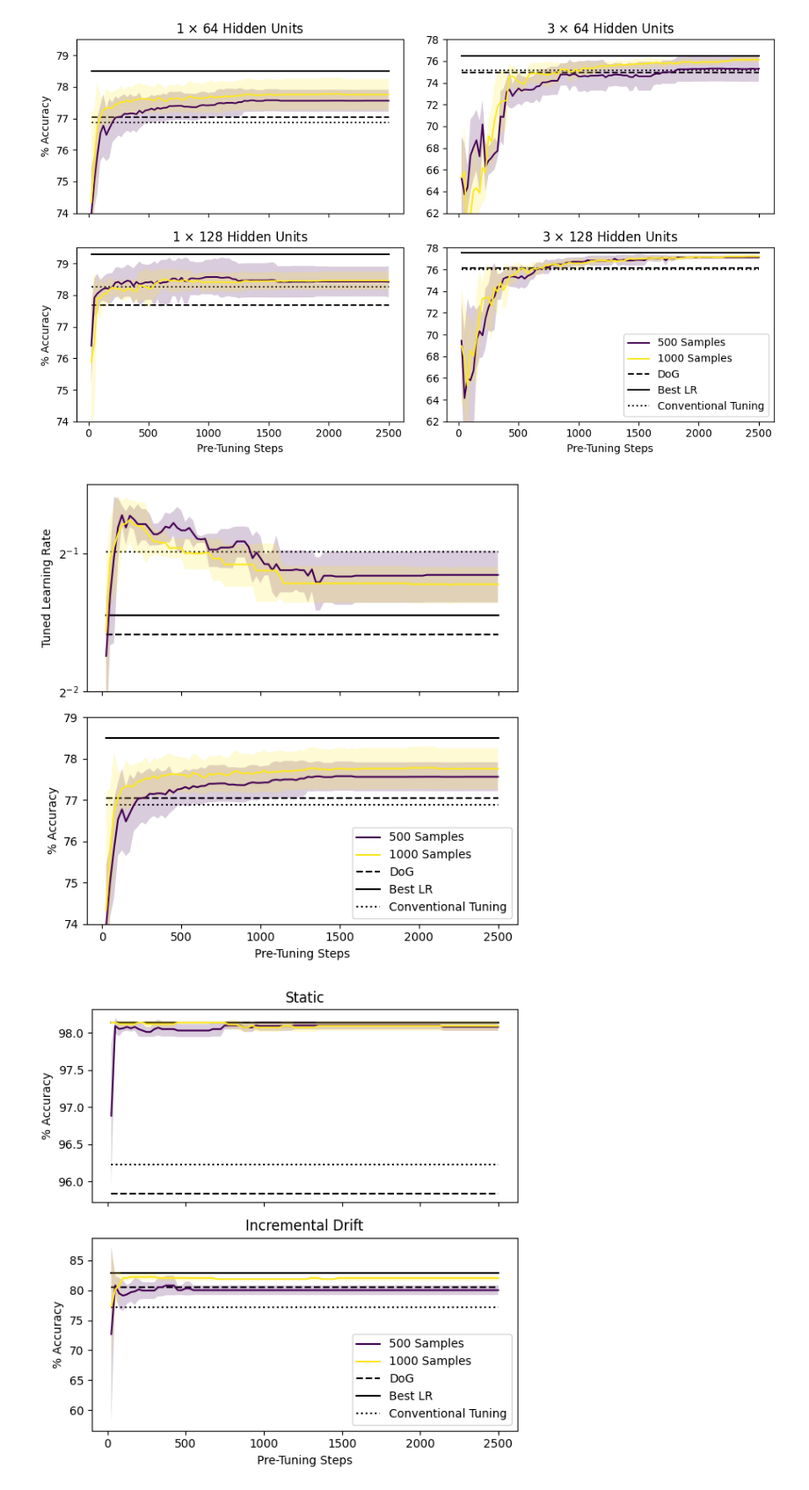
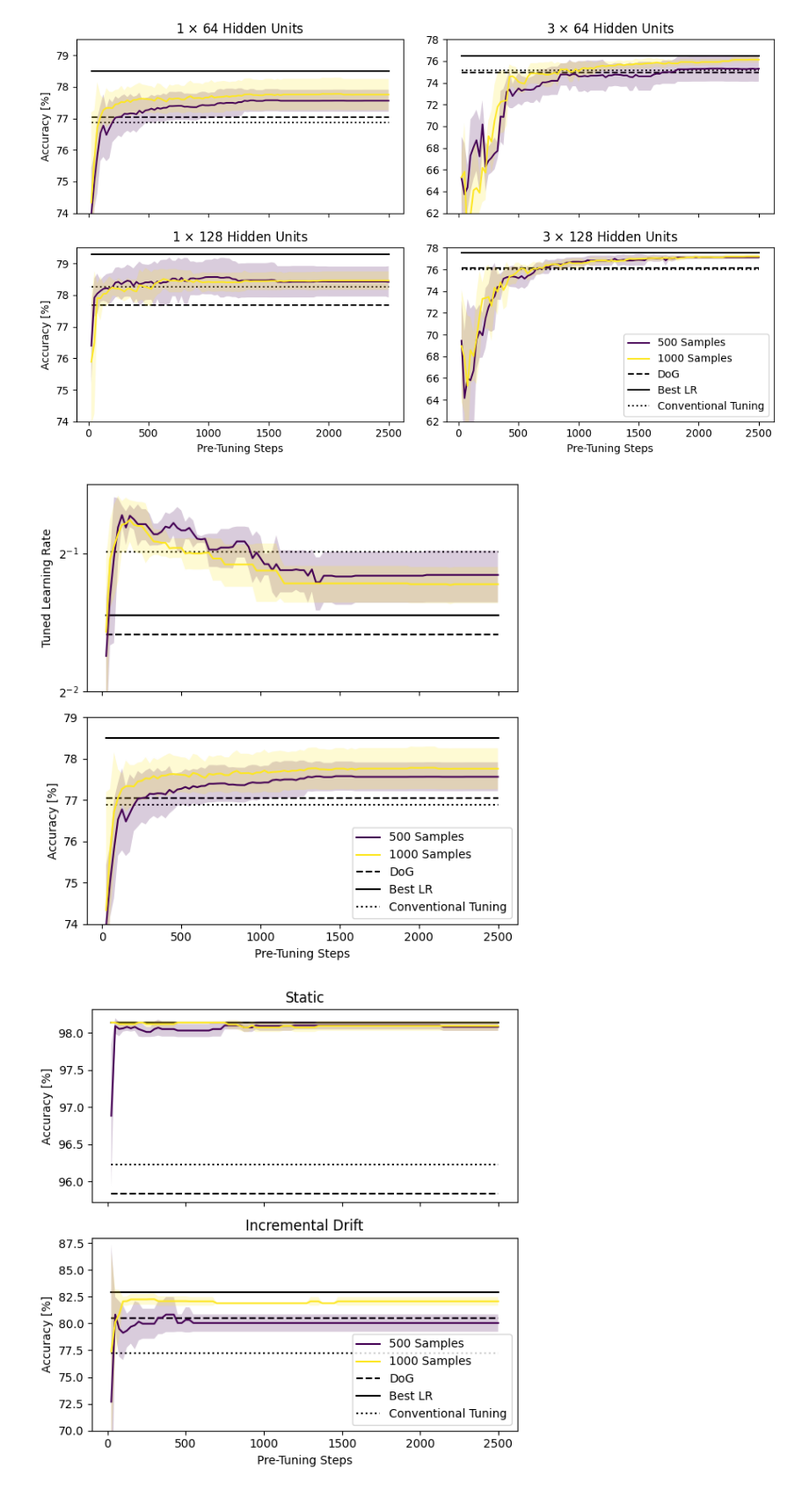
Before and after one commit to lucasczz/OLRONN, a Jupyter notebook: notebooks/pretune.ipynb, the cells around one changed output. Shown: that part at 88% size. Saved outputs shown, nothing was run; the diff lists cells and outputs as text; code cells hidden in the pictures.

```diff
--- a/notebooks/pretune.ipynb
+++ b/notebooks/pretune.ipynb
@@ -296,7 +299,7 @@ make_pretuning_plots(dfp, axs[0], var_y="base_lr")
 make_pretuning_plots(dfp, axs[1], var_y="accuracy")
 axs[0].set_yscale("log", base=2)
 axs[1].set_xlabel("Pre-Tuning Steps")
-axs[1].set_ylabel("% Accuracy")
+axs[1].set_ylabel("Accuracy [%]")
 axs[0].set_ylabel("Tuned Learning Rate")
 axs[1].legend(loc="lower right")
 axs[0].set_ylim([2**-2, 2**-0.5])
@@ -305,24 +308,25 @@ axs[1].set_ylim([74, 79])
 plt.tight_layout()
 plt.savefig("../pub/figures/pretune_1x64_acc_lr_exp_schedule.pdf")
 # %% [output]
-[figure, old version]
+[figure, new version]
 # %%
 dfp = scores[
     (scores["n_hidden_layers"] == 1)
     & (scores["n_hidden_units"] == 64)
     & (scores["schedule"] == "Exp")
     & (scores['drift_confidence'] == 0)
 ]
 fig, axs = plt.subplots(nrows=2, figsize=(6, 6), sharex=True, sharey=False)
 make_pretuning_plots(dfp[dfp["dataset"] == "RBF static"], axs[0])
 make_pretuning_plots(dfp[dfp["dataset"] == "RBF incr."], axs[1])
 axs[1].legend(loc=("lower right"))
 axs[1].set_xlabel("Pre-Tuning Steps")
-axs[0].set_ylabel("% Accuracy")
-axs[1].set_ylabel("% Accuracy")
+axs[0].set_ylabel("Accuracy [%]")
+axs[1].set_ylabel("Accuracy [%]")
 axs[0].set_title("Static", fontsize=12)
 axs[1].set_title("Incremental Drift", fontsize=12)
+axs[1].set_ylim([70, 88])
 plt.tight_layout()
 plt.savefig("../pub/figures/pretune_1x64_static_vs_drift.pdf")
 # %% [output]
-[figure, old version]
+[figure, new version]
```
Also changed, not shown: parts of 2 cells of this notebook, 13 other files.
